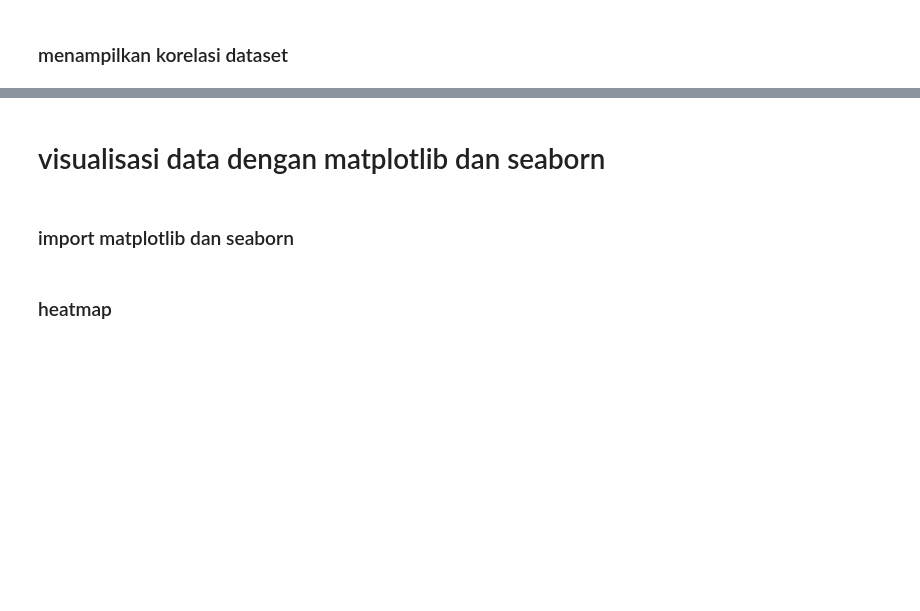
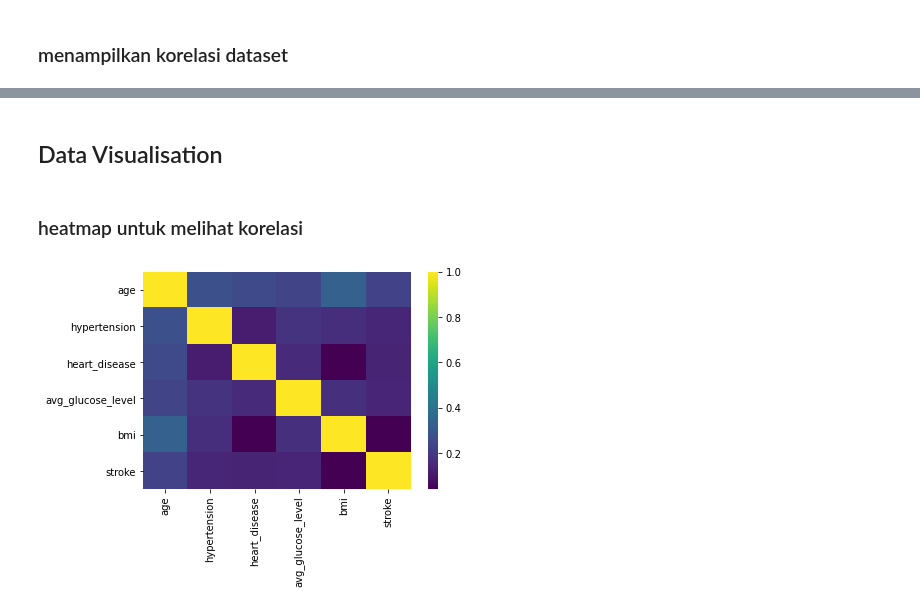
Before and after one commit to AgungYogaSetiawan/Kumpulan-Latihan-Data-Science, a Jupyter notebook: Latihan Data Science/Stroke Prediction.ipynb, the cells around one changed output, grey strips where cells are left out. Cells and saved outputs as stored; diff of their text form; code cells hidden in the pictures; blank space fills up the shorter version.

```diff
--- a/Latihan Data Science/Stroke Prediction.ipynb
+++ b/Latihan Data Science/Stroke Prediction.ipynb
@@ -20,5 +24,5 @@ import pandas as pd
 # %% [markdown]
 ## tampilkan dataset
 # %%
-df = pd.read_csv('healthcare-dataset-stroke-data.csv')
+df = pd.read_csv('../Datasets/healthcare-dataset-stroke-data.csv')
 df.head(10)
@@ -83,4 +349,2 @@ df['avg_glucose_level'].max()
 # %% [markdown]
-# visualisasi data dengan matplotlib dan seaborn
+## Data Visualisation
-# %% [markdown]
-### import matplotlib dan seaborn
@@ -92,4 +353,7 @@ import seaborn as sns
 # %% [markdown]
-### heatmap
+### heatmap untuk melihat korelasi
 # %%
-sns.heatmap(df.corr())
+sns.heatmap(df.corr(),cmap='viridis')
+plt.show()
+# %% [output]
+[figure, added]
```
Also changed, not shown: parts of 47 cells of this notebook.
